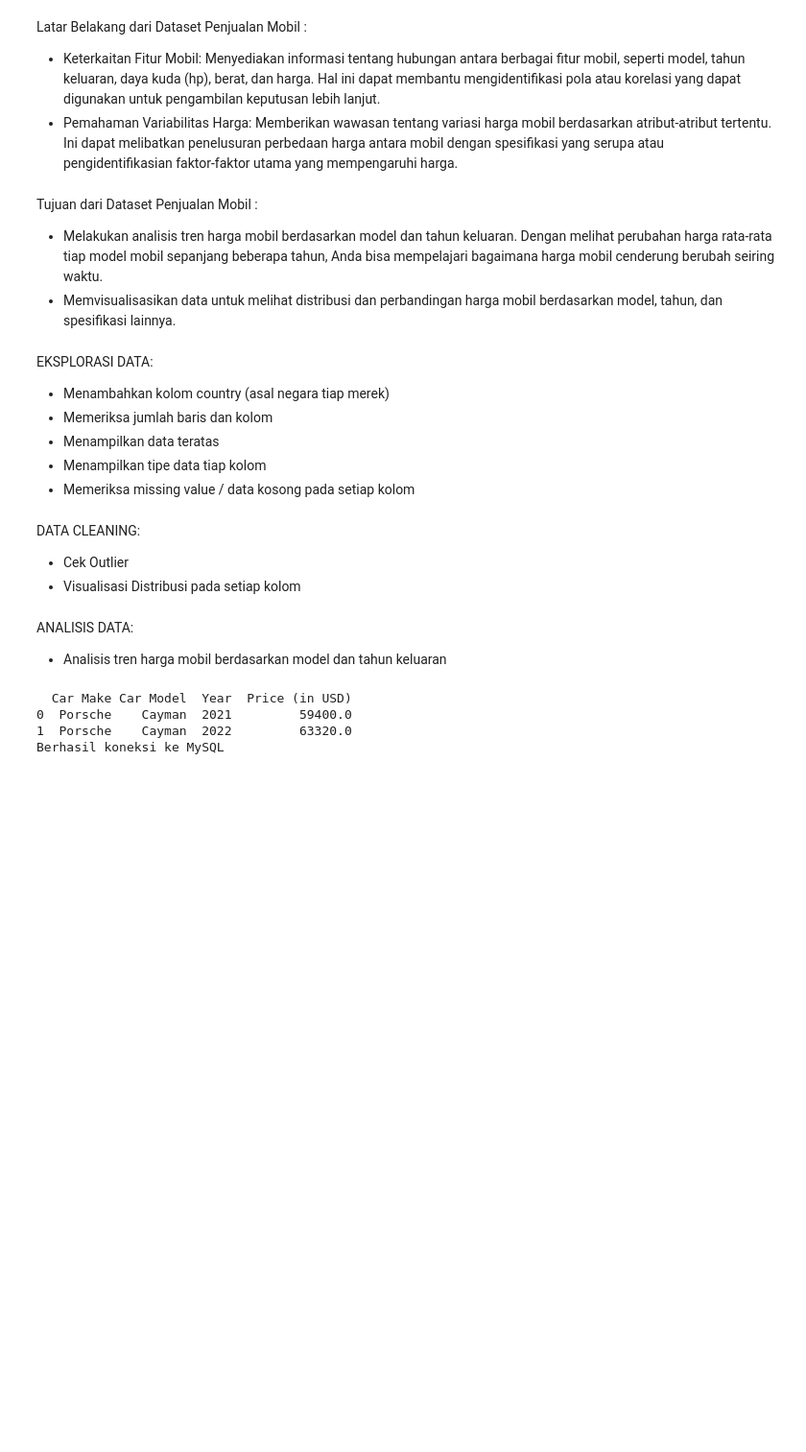
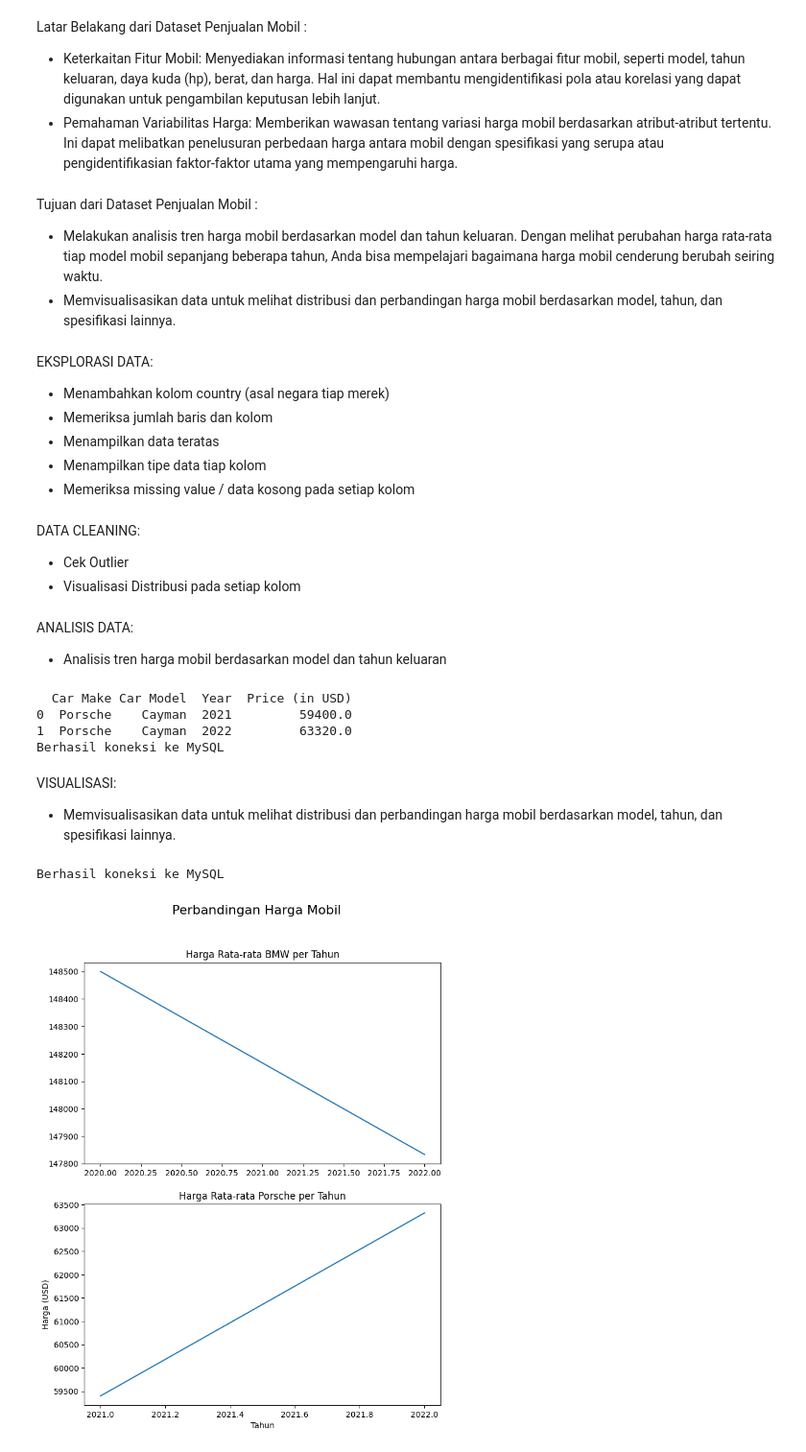
Before and after one commit to Sastraaaa/Car-Price-Analyst, a Jupyter notebook: car.ipynb, the cells around one changed output. Shown: that part at 96% size. Drawn from its saved outputs; the diff is of its cells as text; code cells hidden in the pictures; blank space fills up the shorter version.

```diff
--- a/car.ipynb
+++ b/car.ipynb
@@ -270,3 +270,58 @@ else:
 0  Porsche    Cayman  2021         59400.0
 1  Porsche    Cayman  2022         63320.0
 Berhasil koneksi ke MySQL
+# %% [markdown]
+VISUALISASI:
+- Memvisualisasikan data untuk melihat distribusi dan perbandingan harga mobil berdasarkan model, tahun, dan spesifikasi lainnya.
+# %%
+import mysql.connector
+import sys
+import matplotlib.pyplot as plt
+
+try:
+    conn = mysql.connector.connect(
+        user='root',
+        password='',
+        host='localhost',
+        database='car_price',
+        port=3306
+    )
+
+    sql = "SELECT * FROM sport_car_price_updated"
+
+    try:
+        cur = conn.cursor()
+        cur.execute(sql)
+
+        results = cur.fetchall()
+
+        df = pd.DataFrame(results, columns=[col[0] for col in cur.description])
+
+        df['Price (in USD)'] = df['Price (in USD)'].str.replace(',','').astype(float) # konversi tipe data dari object ke float
+
+        mean_bmw = df_bmw.groupby('Year')['Price (in USD)'].mean()
+        mean_porsche = df_porsche.groupby('Year')['Price (in USD)'].mean()
+        fig, (ax1, ax2) = plt.subplots(2, 1, figsize=(8,10))
+        ax1.plot(df_bmw.groupby('Year')['Price (in USD)'].mean())
+        ax1.set_title('Harga Rata-rata BMW per Tahun')
+        ax2.plot(df_porsche.groupby('Year')['Price (in USD)'].mean())
+        ax2.set_title('Harga Rata-rata Porsche per Tahun')
+        fig.suptitle('Perbandingan Harga Mobil', fontsize=16)
+        plt.xlabel('Tahun')
+        plt.ylabel('Harga (USD)')
+
+    except mysql.connector.DataError:
+        print("Pengambilan data error")
+
+    else:
+        cur.close()
+
+except mysql.connector.Error as e:
+    print('Gagal koneksi ke MySQL: %s' % e)
+
+else:
+    print('Berhasil koneksi ke MySQL')
+    conn.close()
+# %% [output]
+Berhasil koneksi ke MySQL
+[figure, added]
```
